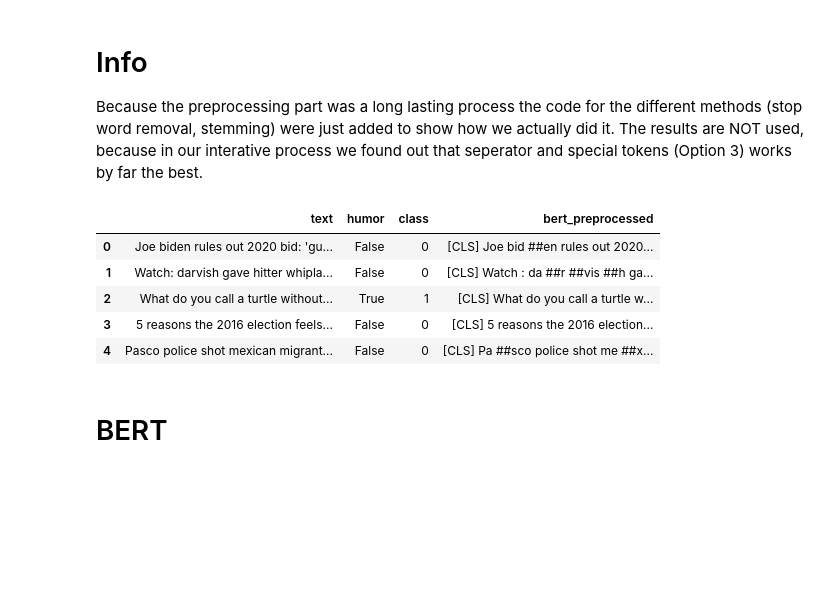
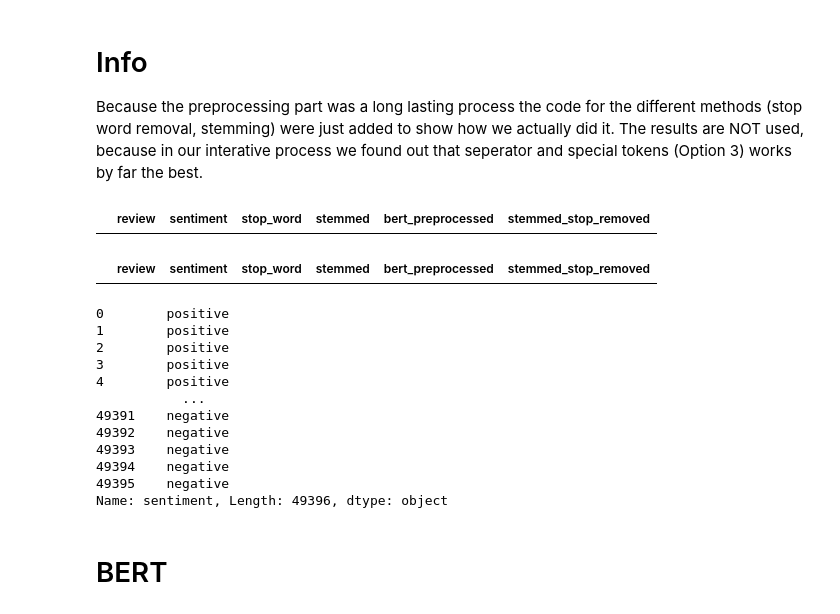
Before and after one commit to CodeMonkey01/DataMining1, a Jupyter notebook: ANN/Option_A/ANN_with_BERT_add_BERT_seperator.ipynb, the cells around one changed output. Saved outputs shown, nothing was run; the diff lists cells and outputs as text; code cells hidden in the pictures; blank space fills up the shorter version.

```diff
--- a/ANN/Option_A/ANN_with_BERT_add_BERT_seperator.ipynb
+++ b/ANN/Option_A/ANN_with_BERT_add_BERT_seperator.ipynb
@@ -80,12 +171,13 @@ Stop word removal
 # Remove stop words
 from gensim.parsing.preprocessing import remove_stopwords
 
-df['stop_word']=df['text'].apply(lambda x: remove_stopwords(x))
+df['stop_word']=df['review'].apply(lambda x: remove_stopwords(x))
 # %% [markdown]
 # Option 2
 Stemming
 # %%
-# Stemming
+
+import re
 import nltk
 from nltk.stem import PorterStemmer
 
@@ -96,4 +188,4 @@ ps = PorterStemmer()
 nltk.download('punkt')
 nltk.download('stopwords')
 
-df['stemmed']=df['text'].apply(lambda x: ' '.join([ps.stem(y) for y in token_pattern.findall(x)]))
+df['stemmed']=df['review'].apply(lambda x: ' '.join([ps.stem(y) for y in token_pattern.findall(x)]))
@@ -106,8 +207,8 @@ tokenizer = BertTokenizer.from_pretrained("bert-base-cased")
 
 MAX_LEN = 128
 #pad_to_max_length=True,
-df_sampled['bert_preprocessed']=df_sampled['text'].apply(lambda x: " ".join(list(tokenizer.convert_ids_to_tokens(tokenizer.encode(x, add_special_tokens=True, max_length=MAX_LEN, truncation=True)))))
-df['bert_preprocessed']=df['text'].apply(lambda x: " ".join(list(tokenizer.convert_ids_to_tokens(tokenizer.encode(x, add_special_tokens=True, max_length=MAX_LEN, truncation=True)))))
+df_sampled['bert_preprocessed']=df_sampled['review'].apply(lambda x: " ".join(list(tokenizer.convert_ids_to_tokens(tokenizer.encode(x, add_special_tokens=True, max_length=MAX_LEN, truncation=True)))))
+df['bert_preprocessed']=df['review'].apply(lambda x: " ".join(list(tokenizer.convert_ids_to_tokens(tokenizer.encode(x, add_special_tokens=True, max_length=MAX_LEN, truncation=True)))))
 # %% [markdown]
 # Option 4
 Stemming + Stop word removal
@@ -127,4 +228,4 @@ nltk.download('stopwords')
 
 my_stopwords = set(stopwords.words('english'))
 
-df['stemmed_stop_removed']=df['text'].apply(lambda x: ' '.join([ps.stem(y) for y in token_pattern.findall(x) if y not in my_stopwords]))
+df['stemmed_stop_removed']=df['review'].apply(lambda x: ' '.join([ps.stem(y) for y in token_pattern.findall(x) if y not in my_stopwords]))
@@ -131,15 +241,29 @@ df['stemmed_stop_removed']=df['text'].apply(lambda x: ' '.join([ps.stem(y) for y
 # %% [markdown]
 # Info
 Because the preprocessing part was a long lasting process the code for the different methods (stop word removal, stemming) were just added to show how we actually did it. The results are NOT used, because in our interative process we found out that seperator and special tokens (Option 3) works by far the best.
+# %%
+df[df['sentiment'] == 0]
+# %% [output]
+|  | review | sentiment | stop_word | stemmed | bert_preprocessed | stemmed_stop_removed |
+# %%
+df[df['sentiment'] == 1]
+# %% [output]
+|  | review | sentiment | stop_word | stemmed | bert_preprocessed | stemmed_stop_removed |
 # %%
-df.head()
+df["sentiment"]
 # %% [output]
-|  | text | humor | class | bert_preprocessed |
-| 0 | Joe biden rules out 2020 bid: 'gu... | False | 0 | [CLS] Joe bid ##en rules out 2020... |
-| 1 | Watch: darvish gave hitter whipla... | False | 0 | [CLS] Watch : da ##r ##vis ##h ga... |
-| 2 | What do you call a turtle without... | True | 1 | [CLS] What do you call a turtle w... |
-| 3 | 5 reasons the 2016 election feels... | False | 0 | [CLS] 5 reasons the 2016 election... |
-| 4 | Pasco police shot mexican migrant... | False | 0 | [CLS] Pa ##sco police shot me ##x... |
+0        positive
+1        positive
+2        positive
+3        positive
+4        positive
+           ...
+49391    negative
+49392    negative
+49393    negative
+49394    negative
+49395    negative
+Name: sentiment, Length: 49396, dtype: object
 # %%
 from sklearn.model_selection import train_test_split
 
```
Also changed, not shown: parts of 28 cells of this notebook.
